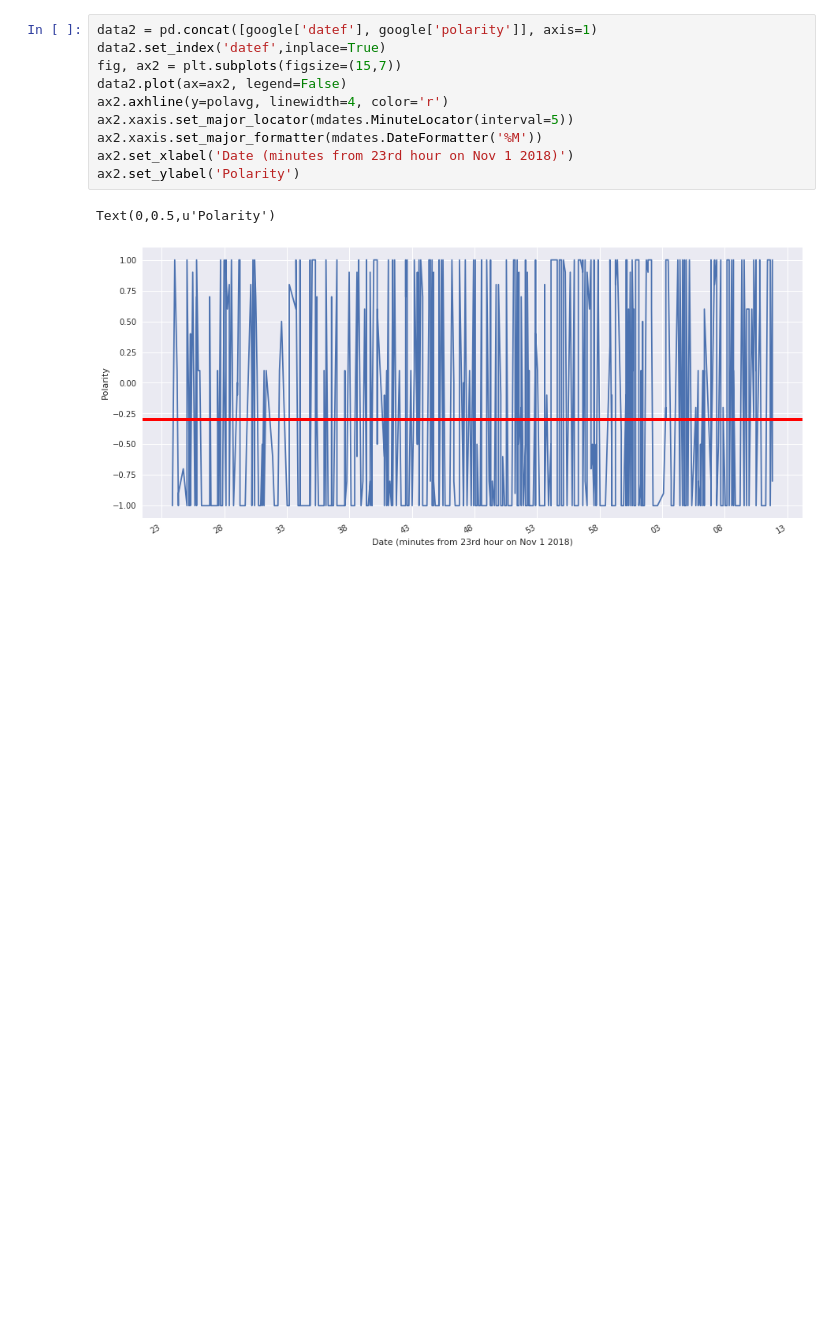
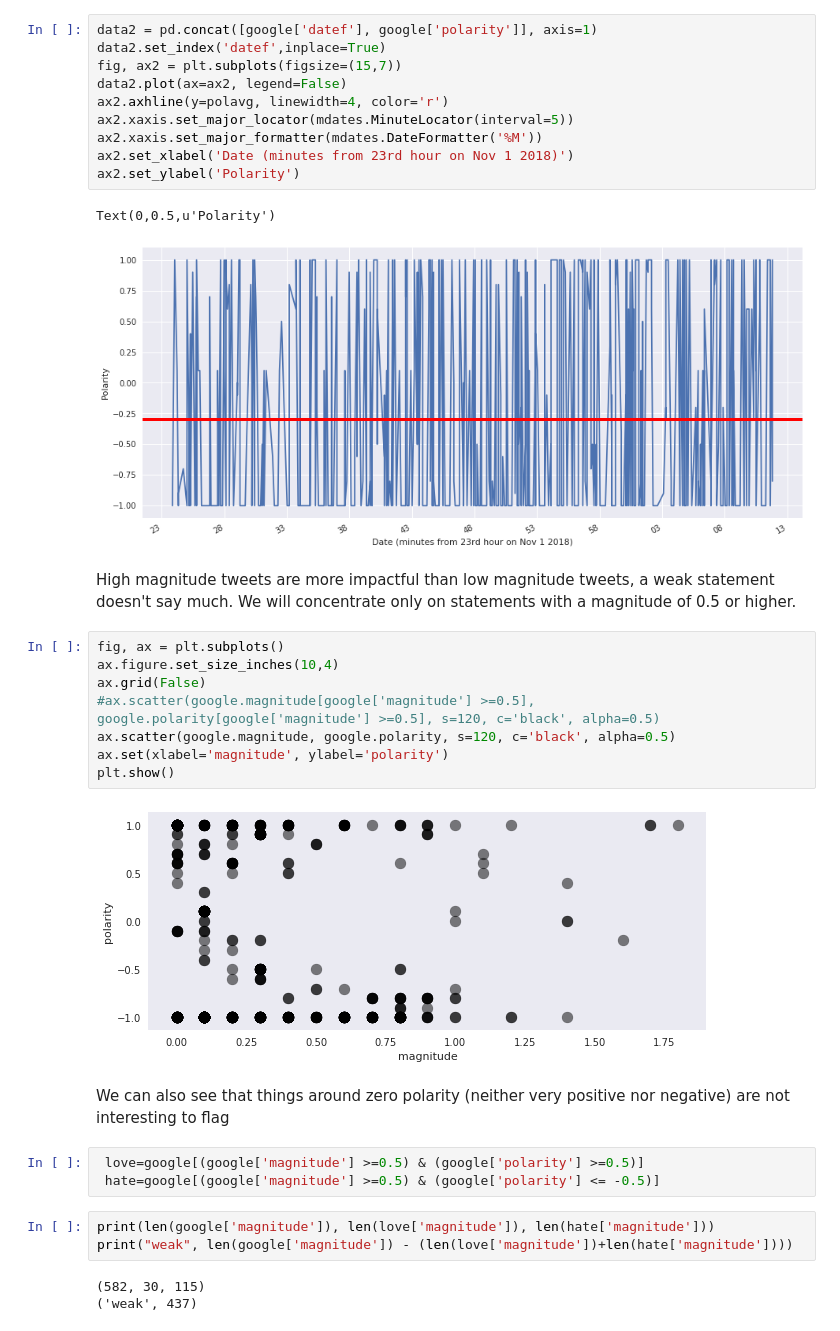
Before and after one commit to AstroHyde/gcp-tweets-streaming-pipeline, a Jupyter notebook: nlptweets.ipynb, the cells around one changed output. Drawn from its saved outputs; the diff is of its cells as text; blank space fills up the shorter version.

```diff
--- a/nlptweets.ipynb
+++ b/nlptweets.ipynb
@@ -159,3 +156,26 @@ ax2.set_ylabel('Polarity')
 # %% [output]
 Text(0,0.5,u'Polarity')
 [figure]
+# %% [markdown]
+High magnitude tweets are more impactful than low magnitude tweets, a weak statement doesn't say much. We will concentrate only on statements with a magnitude of 0.5 or higher.
+# %%
+fig, ax = plt.subplots()
+ax.figure.set_size_inches(10,4)
+ax.grid(False)
+#ax.scatter(google.magnitude[google['magnitude'] >=0.5], google.polarity[google['magnitude'] >=0.5], s=120, c='black', alpha=0.5)
+ax.scatter(google.magnitude, google.polarity, s=120, c='black', alpha=0.5)
+ax.set(xlabel='magnitude', ylabel='polarity')
+plt.show()
+# %% [output]
+[figure, added]
+# %% [markdown]
+We can also see that things around zero polarity (neither very positive nor negative) are not interesting to flag
+# %%
+ love=google[(google['magnitude'] >=0.5) & (google['polarity'] >=0.5)]
+ hate=google[(google['magnitude'] >=0.5) & (google['polarity'] <= -0.5)]
+# %%
+print(len(google['magnitude']), len(love['magnitude']), len(hate['magnitude']))
+print("weak", len(google['magnitude']) - (len(love['magnitude'])+len(hate['magnitude'])))
+# %% [output]
+(582, 30, 115)
+('weak', 437)
```
Also changed, not shown: parts of 10 cells of this notebook.
